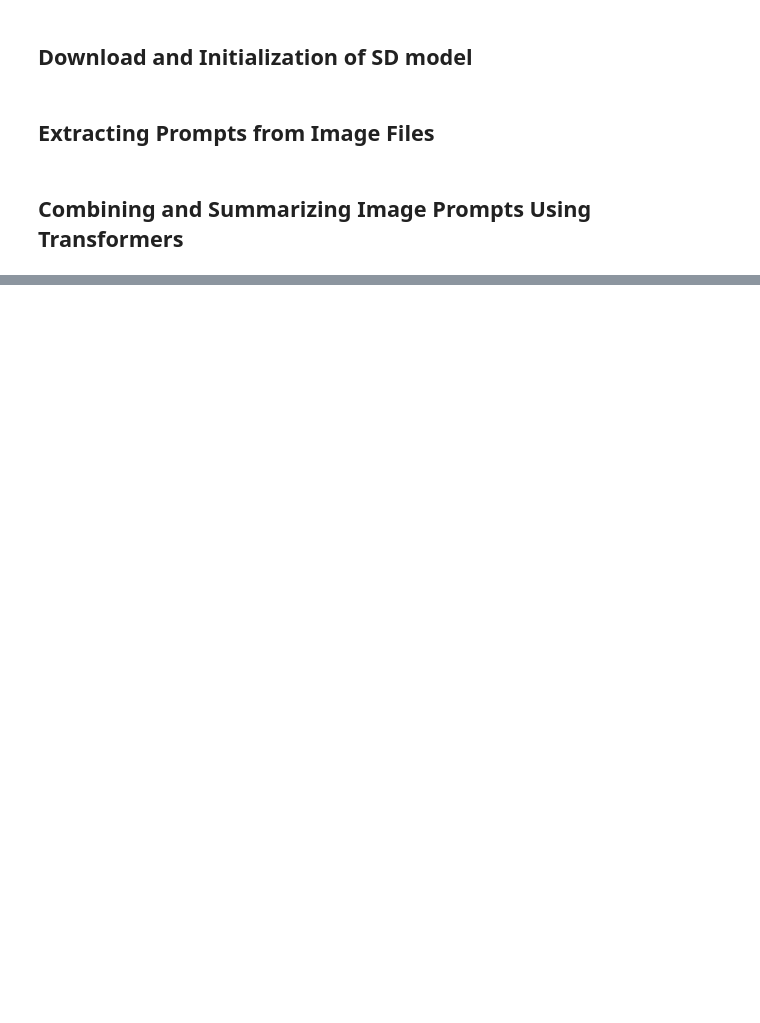
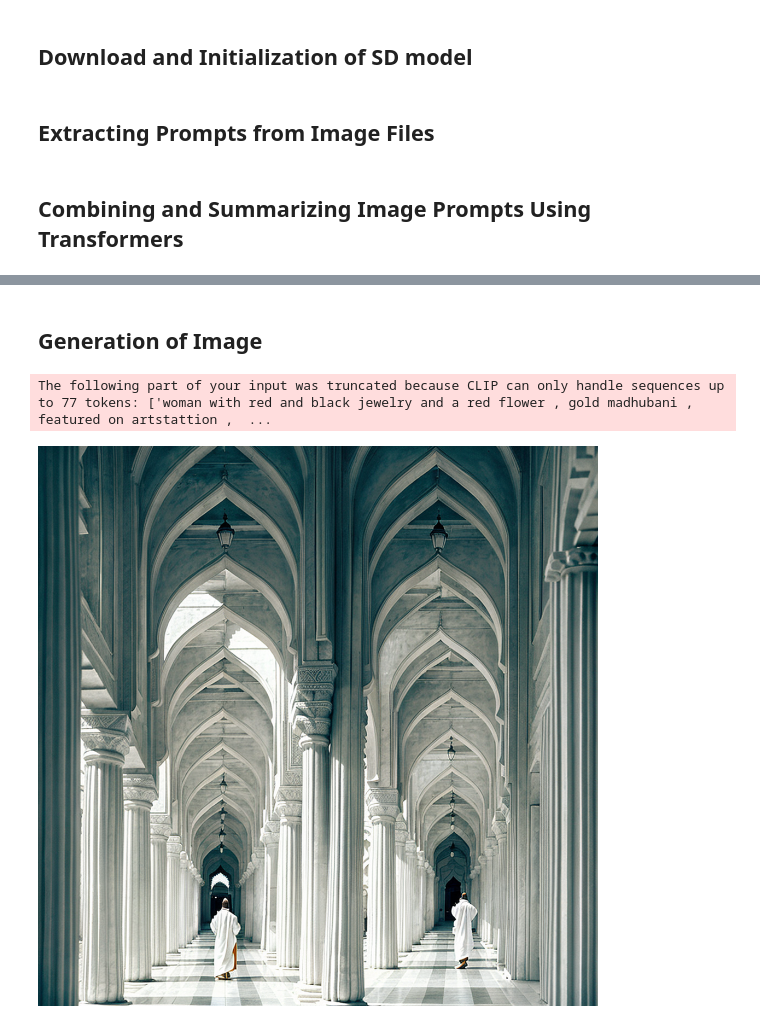
Before and after one commit to buggytanmoy77/Chaos, a Jupyter notebook: model.ipynb, the cells around one changed output, grey strips where cells are left out. Cells and saved outputs as stored; diff of their text form; code cells hidden in the pictures; blank space fills up the shorter version.

Commit message:
Generation of an Image

```diff
--- a/model.ipynb
+++ b/model.ipynb
@@ -84,0 +93,18 @@ Images include a man in a white robe standing in a corridor, arches adorned pill
+# %% [markdown]
+## Generation of Image
+# %%
+result = pipe(
+    combined_prompts,
+    negative_prompt="(deformed iris, deformed pupils, extra fingers), text, close up, cropped, out of frame, worst quality, low quality, jpeg artifacts, ugly, duplicate, morbid, mutilated, mutated hands, poorly drawn hands, poorly drawn face, mutation, deformed, blurry, dehydrated, bad anatomy, bad proportions, extra limbs, cloned face, disfigured, gross proportions, malformed limbs, missing arms, missing legs, extra arms, extra legs, fused fingers, too many fingers, long neck,ugly, tiling, poorly drawn hands, poorly drawn feet, poorly drawn face, out of frame, extra limbs, disfigured, deformed, body out of frame, blurry, bad anatomy, blurred, watermark, grainy, signature, cut off, draft, gender swap, gender change",
+    num_inference_steps=100,
+    guidance_scale=8,
+    width=724,
+    height=724,
+    generator=torch.Generator(device="cuda").manual_seed(42)
+).images[0]
+
+result.save("output.png")
+display(result)
+# %% [output]
+The following part of your input was truncated because CLIP can only handle sequences up to 77 tokens: ['woman with red and black jewelry and a red flower , gold madhubani , featured on artstattion ,  ...
+[figure, added]
```
Also changed, not shown: parts of 4 cells of this notebook.
